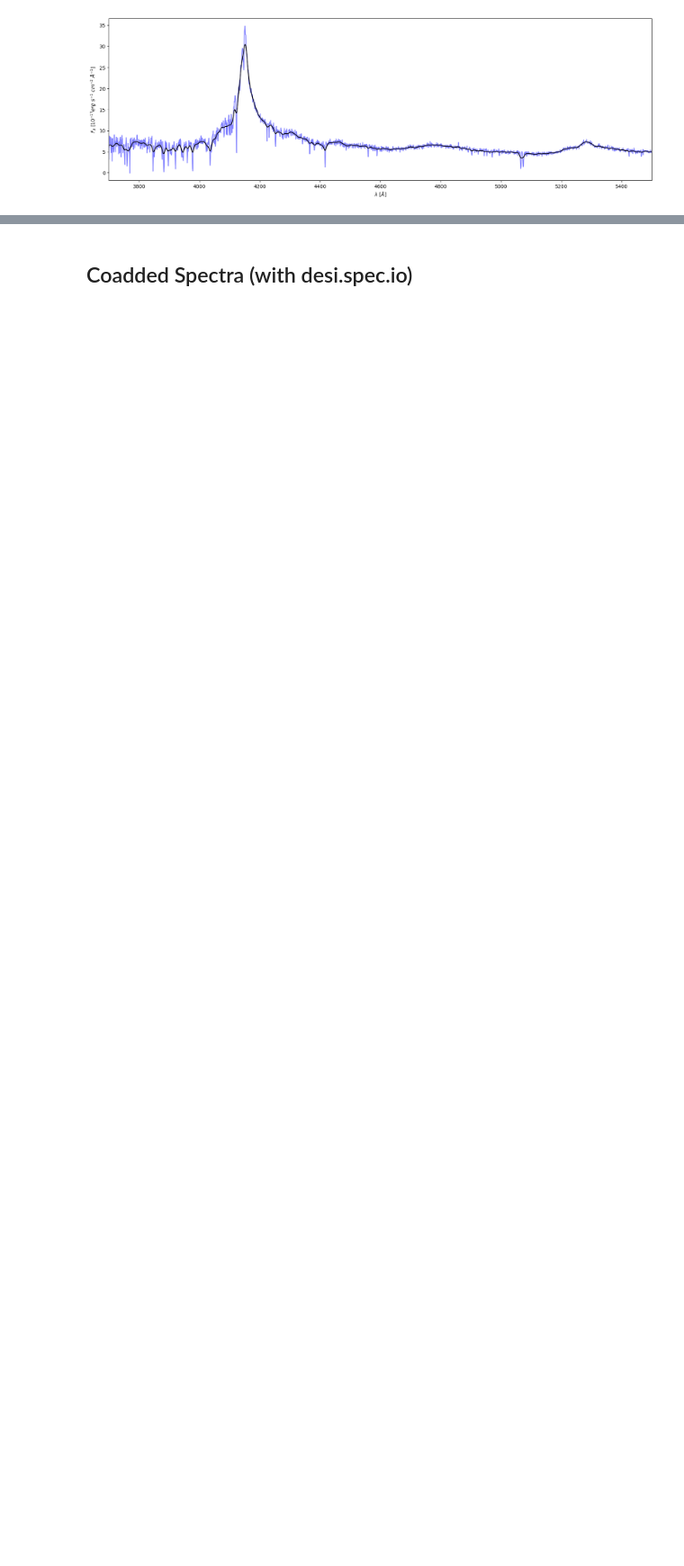
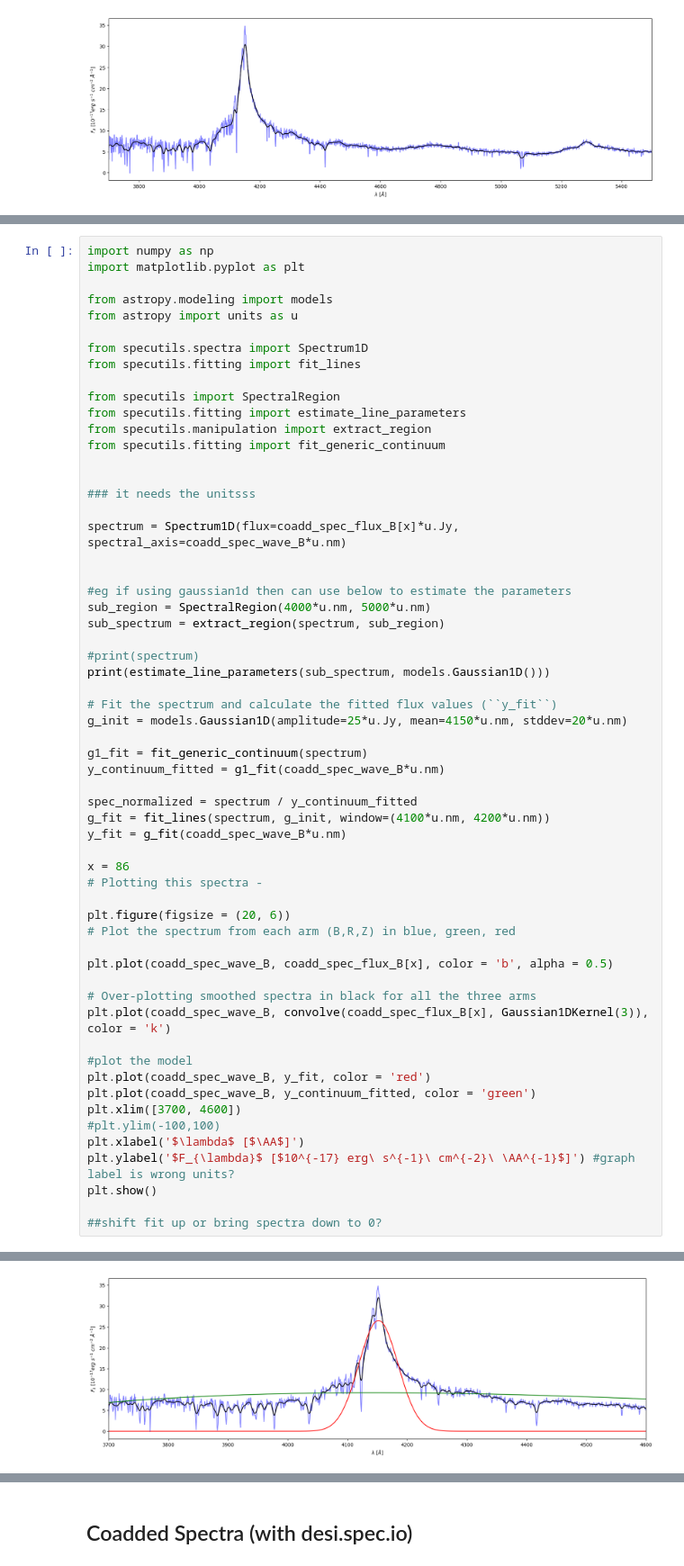
Before and after one commit to abigailpatrick/DESI-Mini-Project, a Jupyter notebook: DESI_SPECTRA.ipynb, the cells around one changed output, grey strips where cells are left out. Shown at 90% size. Cells and saved outputs as stored; diff of their text form; blank space fills up the shorter version.

```diff
--- a/DESI_SPECTRA.ipynb
+++ b/DESI_SPECTRA.ipynb
@@ -308,0 +366,60 @@ UnitConversionError: Can only apply 'less' function to dimensionless quantities
+# %%
+import numpy as np
+import matplotlib.pyplot as plt
+
+from astropy.modeling import models
+from astropy import units as u
+
+from specutils.spectra import Spectrum1D
+from specutils.fitting import fit_lines
+
+from specutils import SpectralRegion
+from specutils.fitting import estimate_line_parameters
+from specutils.manipulation import extract_region
+from specutils.fitting import fit_generic_continuum
+
+
+### it needs the unitsss
+
+spectrum = Spectrum1D(flux=coadd_spec_flux_B[x]*u.Jy, spectral_axis=coadd_spec_wave_B*u.nm)
+
+
+#eg if using gaussian1d then can use below to estimate the parameters
+sub_region = SpectralRegion(4000*u.nm, 5000*u.nm)
+sub_spectrum = extract_region(spectrum, sub_region)
+
+#print(spectrum)
+print(estimate_line_parameters(sub_spectrum, models.Gaussian1D()))
+
+# Fit the spectrum and calculate the fitted flux values (``y_fit``)
+g_init = models.Gaussian1D(amplitude=25*u.Jy, mean=4150*u.nm, stddev=20*u.nm)
+
+g1_fit = fit_generic_continuum(spectrum)
+y_continuum_fitted = g1_fit(coadd_spec_wave_B*u.nm)
+
+spec_normalized = spectrum / y_continuum_fitted
+g_fit = fit_lines(spectrum, g_init, window=(4100*u.nm, 4200*u.nm))
+y_fit = g_fit(coadd_spec_wave_B*u.nm)
+
+x = 86
+# Plotting this spectra -
+
+plt.figure(figsize = (20, 6))
+# Plot the spectrum from each arm (B,R,Z) in blue, green, red
+
+plt.plot(coadd_spec_wave_B, coadd_spec_flux_B[x], color = 'b', alpha = 0.5)
+
+# Over-plotting smoothed spectra in black for all the three arms
+plt.plot(coadd_spec_wave_B, convolve(coadd_spec_flux_B[x], Gaussian1DKernel(3)), color = 'k')
+
+#plot the model
+plt.plot(coadd_spec_wave_B, y_fit, color = 'red')
+plt.plot(coadd_spec_wave_B, y_continuum_fitted, color = 'green')
+plt.xlim([3700, 4600])
+#plt.ylim(-100,100)
+plt.xlabel('$\lambda$ [$\AA$]')
+plt.ylabel('$F_{\lambda}$ [$10^{-17} erg\ s^{-1}\ cm^{-2}\ \AA^{-1}$]') #graph label is wrong units?
+plt.show()
+
+##shift fit up or bring spectra down to 0?
+# %% [output]
@@ -309,3 +436,4 @@ UnitConversionError: Can only apply 'less' function to dimensionless quantities
+[figure, added]
 # %%
 # Number of spectra
 n = [86,821,1090,1153,1234,1251,1254,1287,1290,1341,1401,1593,1632,1665,1941,2736]
```
Also changed, not shown: parts of 19 cells of this notebook, 4 other files.
